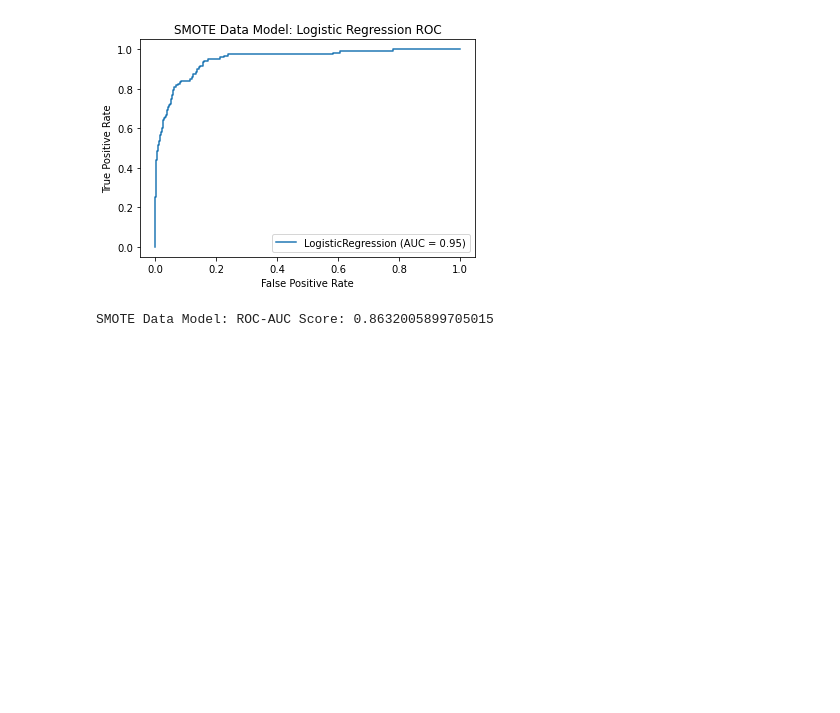
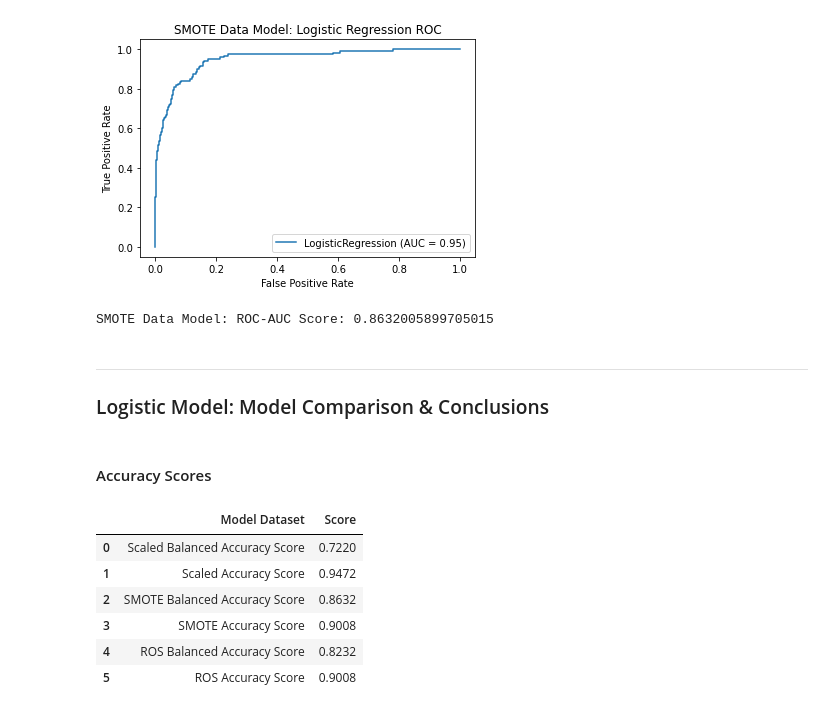
Before and after one commit to adgeli/Personal_Loan_Classification_Model, a Jupyter notebook: source code/Logistical Regression -musonda.ipynb, the cells around one changed output. Saved outputs shown, nothing was run; the diff lists cells and outputs as text; code cells hidden in the pictures; blank space fills up the shorter version.

Commit message:
Completion of logistic regression notebook
Added analysis and formatted notebook to reflect the same structure at the other notebooks.

```diff
--- a/source code/Logistical Regression -musonda.ipynb
+++ b/source code/Logistical Regression -musonda.ipynb
@@ -383,3 +402,31 @@ print("SMOTE Data Model: ROC-AUC Score:", roc_auc_score(y_test, y_pred))
 # %% [output]
 [figure]
 SMOTE Data Model: ROC-AUC Score: 0.8632005899705015
+# %% [markdown]
+---
+
+### Logistic Model: Model Comparison & Conclusions
+# %% [markdown]
+#### Accuracy Scores
+# %%
+# Create the model accuracy scores dataframe
+accuracy_scores = pd.DataFrame({
+    "Model Dataset" : ["Scaled Balanced Accuracy Score",
+                       "Scaled Accuracy Score",
+                       "SMOTE Balanced Accuracy Score",
+                       "SMOTE Accuracy Score",
+                       "ROS Balanced Accuracy Score",
+                       "ROS Accuracy Score"],
+    "Score" : [0.7220, 0.9472, 0.8632, 0.9008, 0.8232, 0.9008]
+})
+
+# Display the dataframe
+accuracy_scores
+# %% [output]
+|  | Model Dataset | Score |
+| 0 | Scaled Balanced Accuracy Score | 0.7220 |
+| 1 | Scaled Accuracy Score | 0.9472 |
+| 2 | SMOTE Balanced Accuracy Score | 0.8632 |
+| 3 | SMOTE Accuracy Score | 0.9008 |
+| 4 | ROS Balanced Accuracy Score | 0.8232 |
+| 5 | ROS Accuracy Score | 0.9008 |
```
Also changed, not shown: parts of 18 cells of this notebook.
